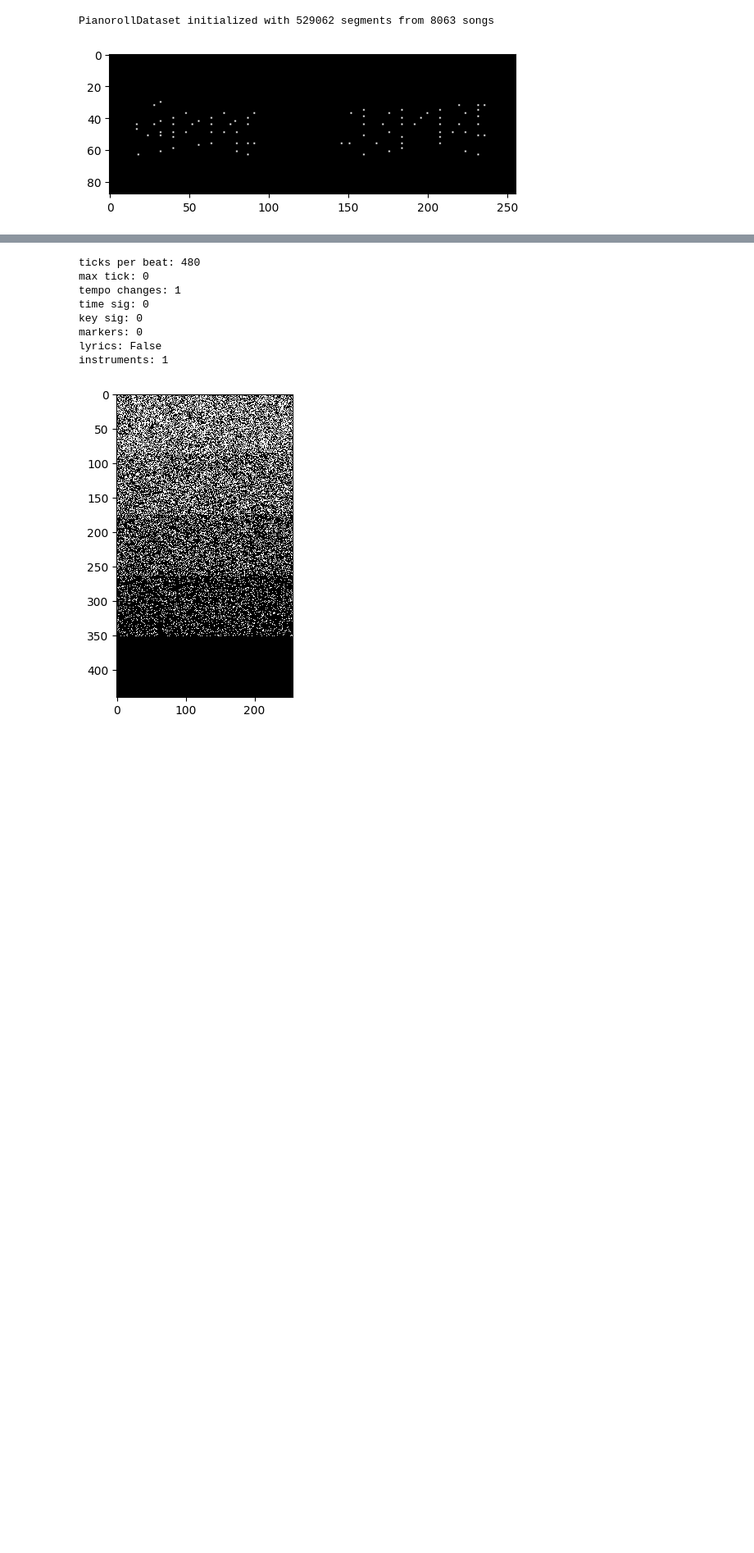
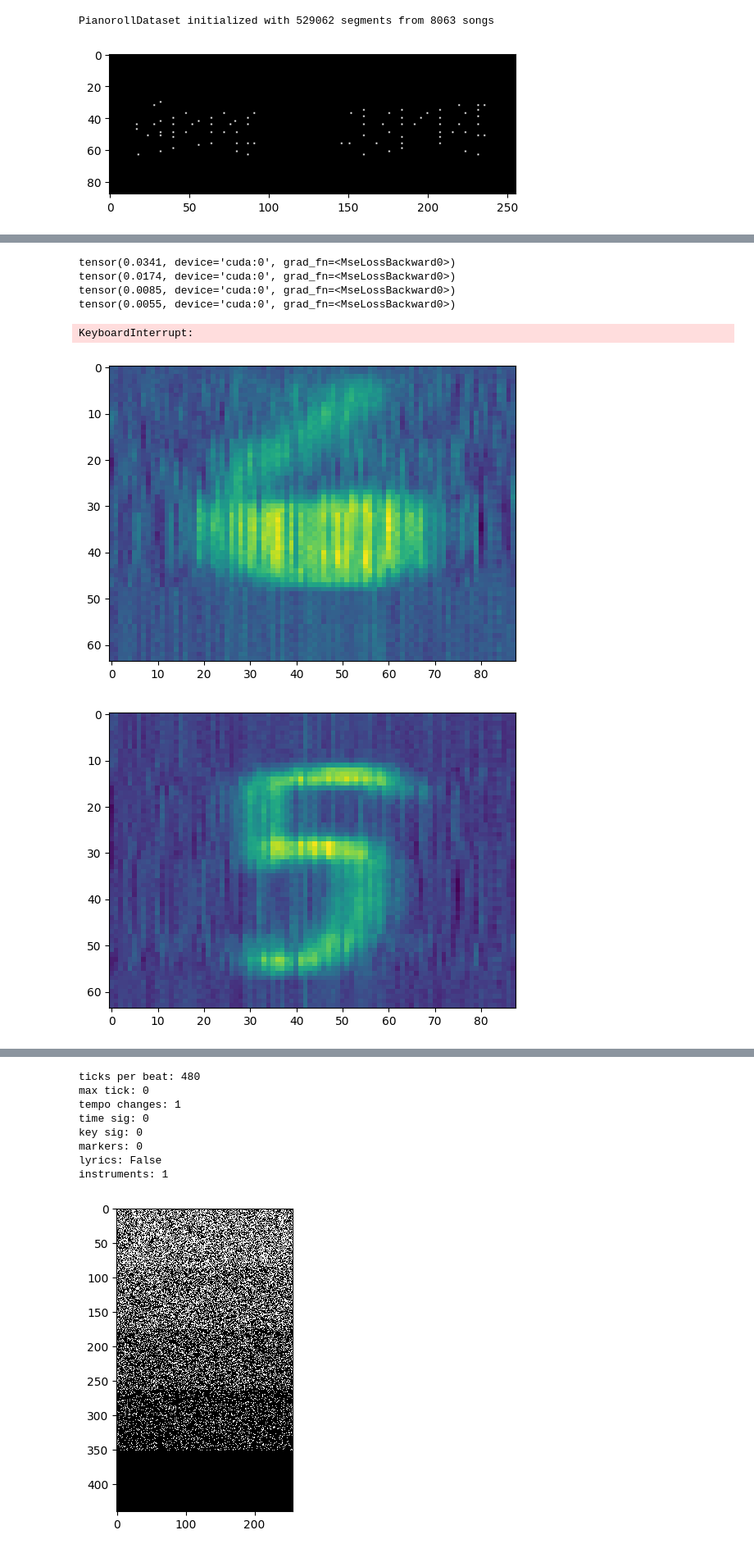
Before and after one commit to eri24816/diff-music, a Jupyter notebook: pr.ipynb, the cells around one changed output, grey strips where cells are left out. Shown at 82% size. Saved outputs shown, nothing was run; the diff lists cells and outputs as text; code cells hidden in the pictures; blank space fills up the shorter version.

```diff
--- a/pr.ipynb
+++ b/pr.ipynb
@@ -187,0 +311,33 @@ Pianoroll Bar 000 - 090 of
+# %%
+# create mnist dataset
+import torchvision
+mnist = torchvision.datasets.MNIST(root='./data', train=True, download=True, transform=
+                                   torchvision.transforms.Compose([
+                                       torchvision.transforms.ToTensor(),
+                                       torchvision.transforms.Resize((64,88))
+                                   ]))
+
+dl = DataLoader(mnist, batch_size=32, shuffle=True)
+optim = torch.optim.Adam(denoiser.parameters(), lr=1e-3)
+
+for i, (x0,_) in enumerate(dl):
+    x0 = x0.to(device)
+    pred = denoiser(x0, torch.ones((x0.shape[0],), device=device))
+    loss = torch.nn.functional.mse_loss(pred, x0)
+    optim.zero_grad()
+    loss.backward()
+    optim.step()
+
+    if i % 100 == 0:
+        plt.figure()
+        plt.imshow(pred[0][0].detach().cpu().numpy())
+
+        print(loss)
+# %% [output]
+tensor(0.0341, device='cuda:0', grad_fn=<MseLossBackward0>)
+tensor(0.0174, device='cuda:0', grad_fn=<MseLossBackward0>)
+tensor(0.0085, device='cuda:0', grad_fn=<MseLossBackward0>)
+tensor(0.0055, device='cuda:0', grad_fn=<MseLossBackward0>)
+KeyboardInterrupt:
+[figure, added]
+[figure, added]
```
Also changed, not shown: parts of 22 cells of this notebook, 6 other files.
